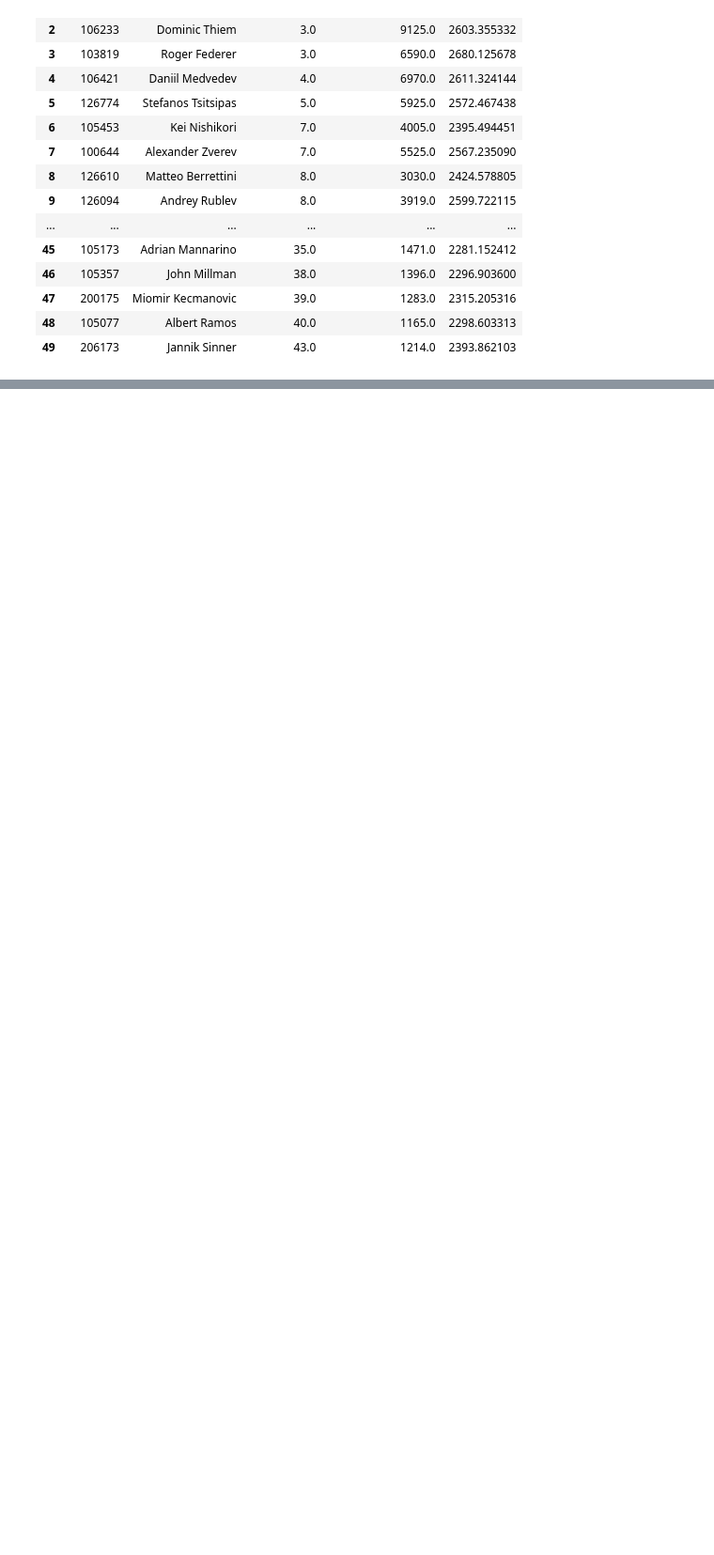
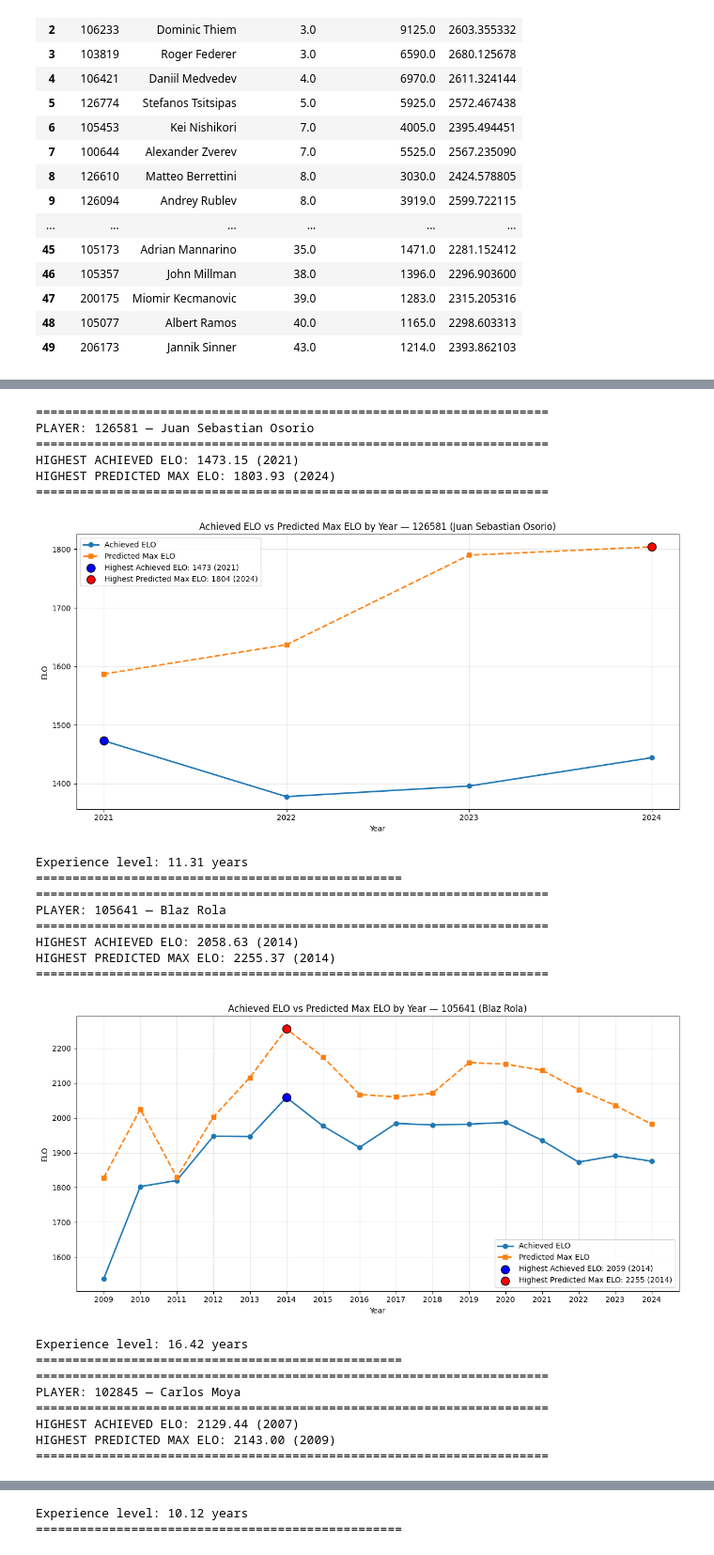
Before and after one commit to GolbertCeitaPages/CMI-DataScience-Project, a Jupyter notebook: xgboost_predictions/xgboost.ipynb, the cells around one changed output, grey strips where cells are left out. Shown at 94% size. Cells and saved outputs as stored; diff of their text form; code cells hidden in the pictures; blank space fills up the shorter version.

```diff
--- a/xgboost_predictions/xgboost.ipynb
+++ b/xgboost_predictions/xgboost.ipynb
@@ -576,0 +722,41 @@ Prediction error: -442.10
+# %%
+# 10+ years of experience
+veterans = get_player_ids_by_experience(min_years=10, sample_size=5)
+for player_id in veterans:
+    inspect_player_elo(
+        player_id=player_id,
+        df=df,
+        model=model,
+        features=features,
+        train_medians=train_medians
+    )
+
+    # Get the last row for the player and show experience level at that point
+    last_row = df[df['player_id'] == player_id].iloc[-1]
+    print(f"Experience level: {last_row['years_of_experience']:.2f} years")
+    print("=" * 50)
+# %% [output]
+======================================================================
+PLAYER: 126581 — Juan Sebastian Osorio
+======================================================================
+HIGHEST ACHIEVED ELO: 1473.15 (2021)
+HIGHEST PREDICTED MAX ELO: 1803.93 (2024)
+======================================================================
+[figure, added]
+Experience level: 11.31 years
+==================================================
+======================================================================
+PLAYER: 105641 — Blaz Rola
+======================================================================
+HIGHEST ACHIEVED ELO: 2058.63 (2014)
+HIGHEST PREDICTED MAX ELO: 2255.37 (2014)
+======================================================================
+[figure, added]
+Experience level: 16.42 years
+==================================================
+======================================================================
+PLAYER: 102845 — Carlos Moya
+======================================================================
+HIGHEST ACHIEVED ELO: 2129.44 (2007)
+HIGHEST PREDICTED MAX ELO: 2143.00 (2009)
+======================================================================
@@ -576,0 +782,2 @@ Prediction error: -442.10
+Experience level: 10.12 years
+==================================================
```
Also changed, not shown: parts of 8 cells of this notebook.
